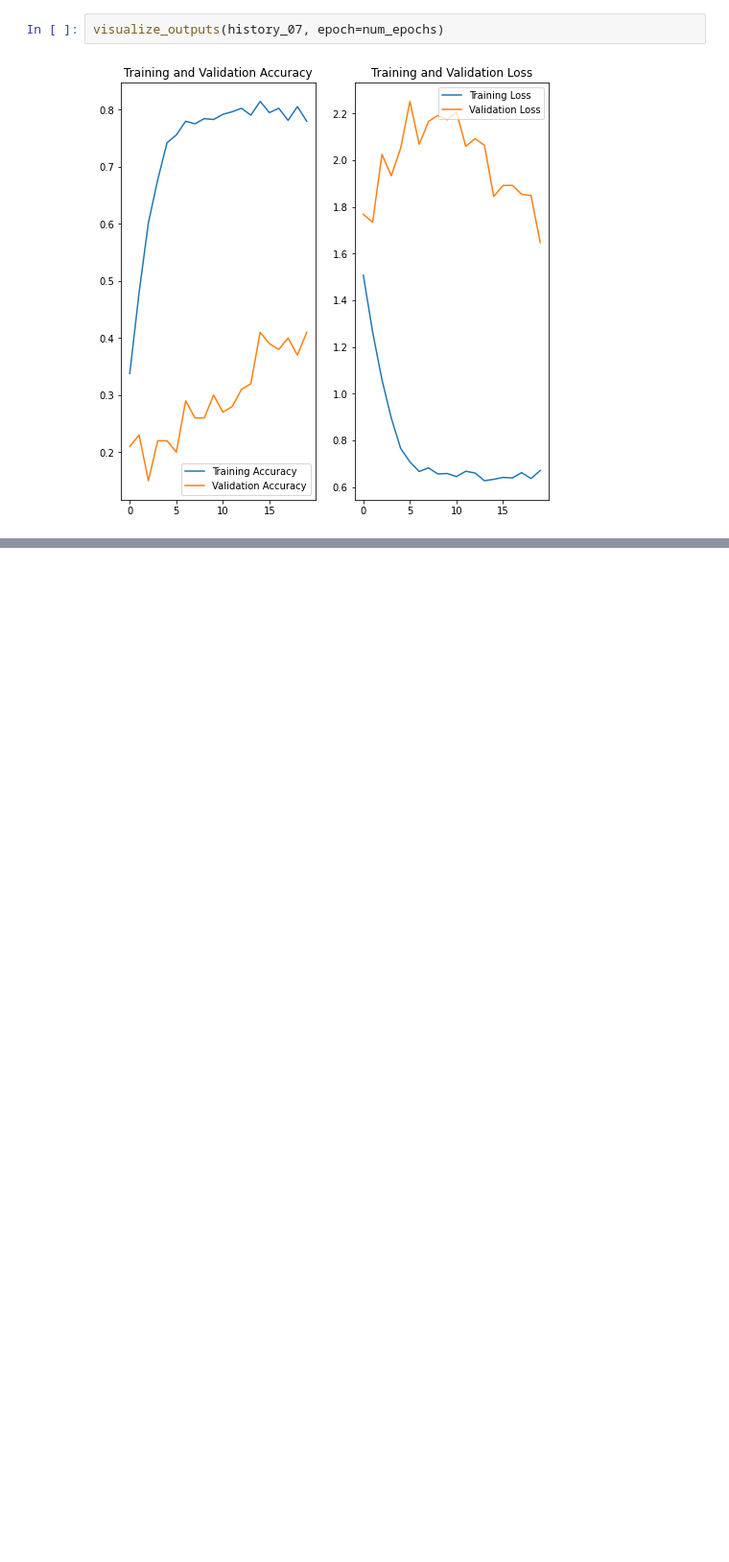
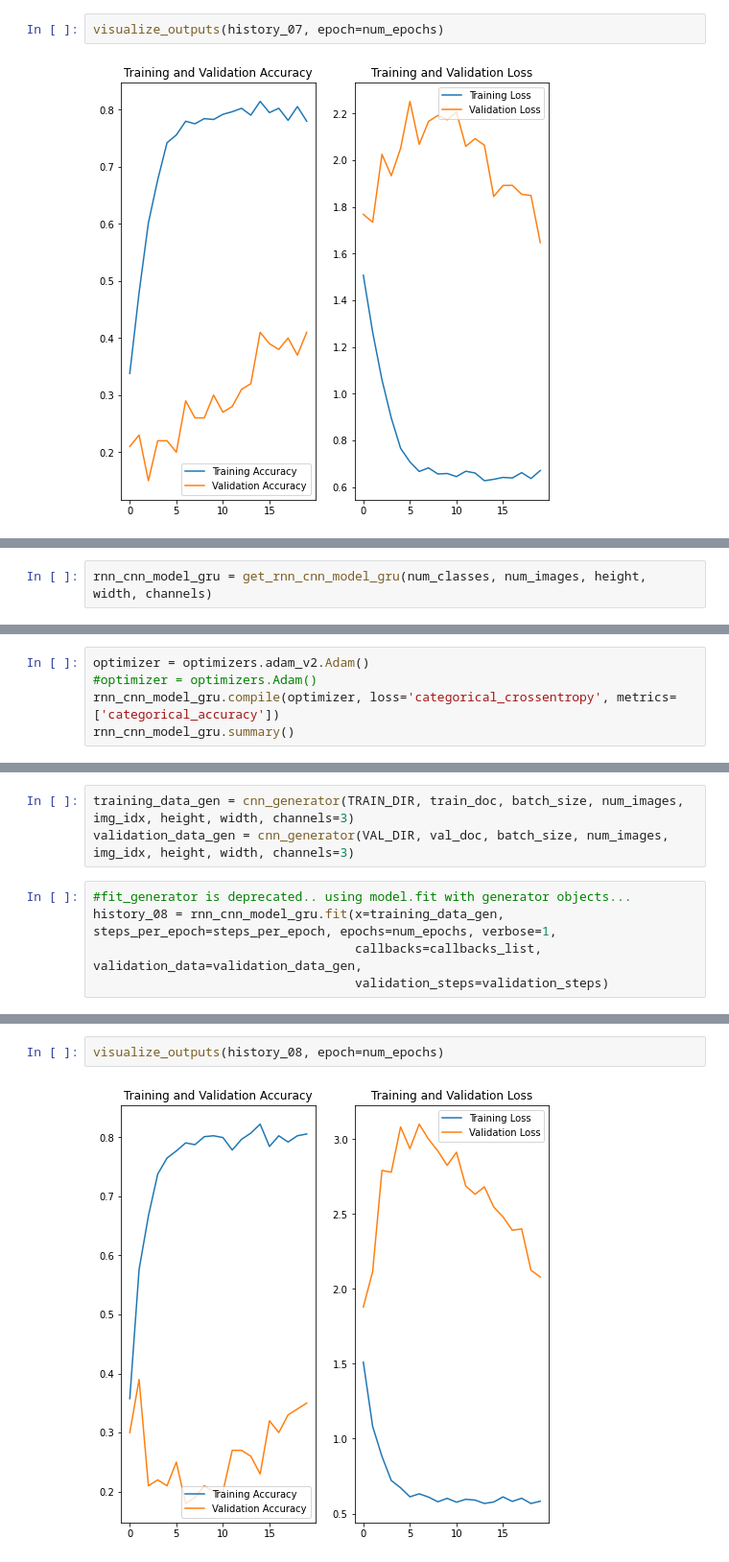
Before and after one commit to Vasista-Eranki/GestureRecognitionProject, a Jupyter notebook: My_Gesture_recognition.ipynb, the cells around one changed output, grey strips where cells are left out. Shown at 96% size. Saved outputs shown, nothing was run; the diff lists cells and outputs as text; blank space fills up the shorter version.

```diff
--- a/My_Gesture_recognition.ipynb
+++ b/My_Gesture_recognition.ipynb
@@ -1063,0 +1118,2 @@ visualize_outputs(history_07, epoch=num_epochs)
+# %%
+rnn_cnn_model_gru = get_rnn_cnn_model_gru(num_classes, num_images, height, width, channels)
@@ -1063,0 +1123,5 @@ visualize_outputs(history_07, epoch=num_epochs)
+# %%
+optimizer = optimizers.adam_v2.Adam()
+#optimizer = optimizers.Adam()
+rnn_cnn_model_gru.compile(optimizer, loss='categorical_crossentropy', metrics=['categorical_accuracy'])
+rnn_cnn_model_gru.summary()
@@ -1063,0 +1146,8 @@ visualize_outputs(history_07, epoch=num_epochs)
+# %%
+training_data_gen = cnn_generator(TRAIN_DIR, train_doc, batch_size, num_images, img_idx, height, width, channels=3)
+validation_data_gen = cnn_generator(VAL_DIR, val_doc, batch_size, num_images, img_idx, height, width, channels=3)
+# %%
+#fit_generator is deprecated.. using model.fit with generator objects...
+history_08 = rnn_cnn_model_gru.fit(x=training_data_gen, steps_per_epoch=steps_per_epoch, epochs=num_epochs, verbose=1,
+                                   callbacks=callbacks_list, validation_data=validation_data_gen,
+                                   validation_steps=validation_steps)
@@ -1063,0 +1174,4 @@ visualize_outputs(history_07, epoch=num_epochs)
+# %%
+visualize_outputs(history_08, epoch=num_epochs)
+# %% [output]
+[figure, added]
```
Also changed, not shown: parts of 20 cells of this notebook.
